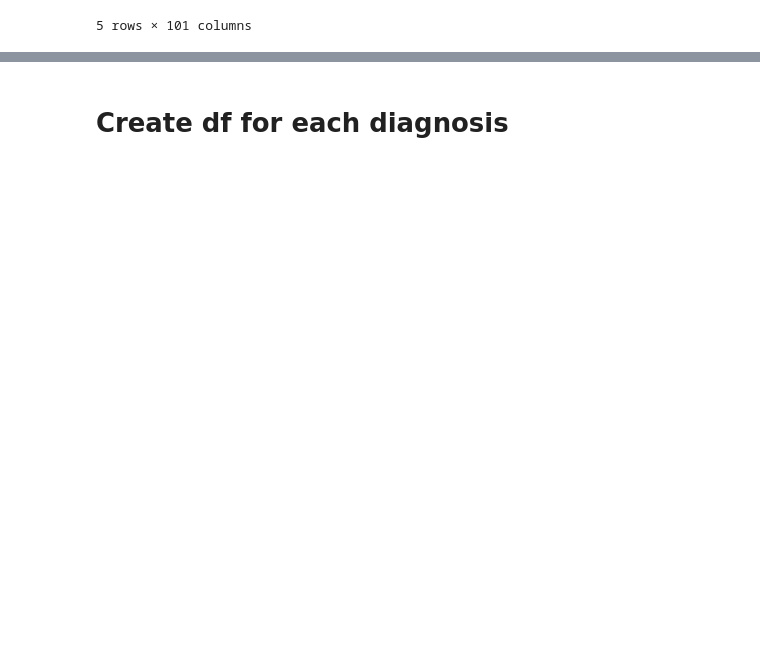
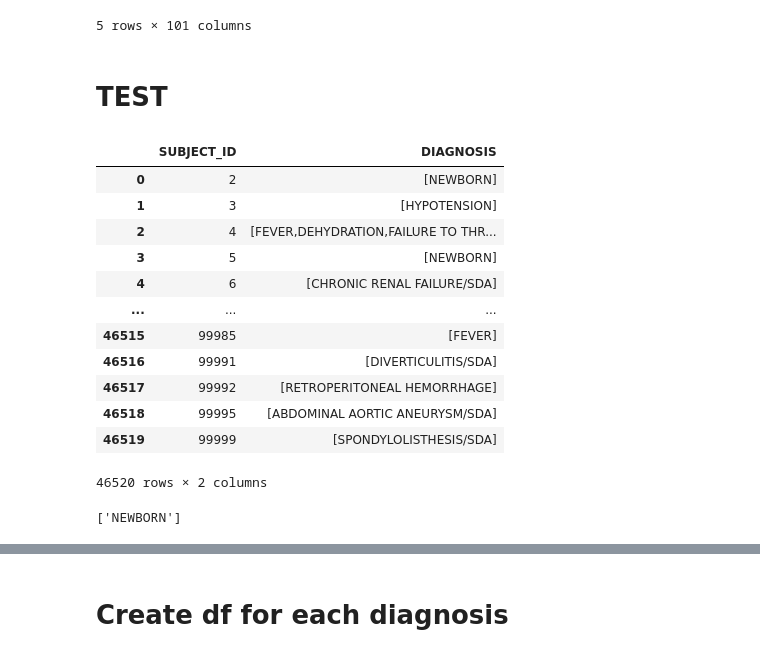
Before and after one commit to dsw2xxx/mimic-III-social-injustice, a Jupyter notebook: Medication_Race_2_0_Draft.ipynb, the cells around one changed output, grey strips where cells are left out. Saved outputs shown, nothing was run; the diff lists cells and outputs as text; code cells hidden in the pictures; blank space fills up the shorter version.

```diff
--- a/Medication_Race_2_0_Draft.ipynb
+++ b/Medication_Race_2_0_Draft.ipynb
@@ -714,3 +714,26 @@ ls_prescription.head()
 | 3 | 100007 | 0 | 0 | 0 | 0 | 4 | ... |
 | 4 | 100009 | 2 | 0 | 0 | 6 | 4 | ... |
 5 rows × 101 columns
+# %% [markdown]
+# TEST
+# %%
+tmp = df_admission.groupby('SUBJECT_ID')['DIAGNOSIS'].apply(list).reset_index()
+tmp
+# %% [output]
+|  | SUBJECT_ID | DIAGNOSIS |
+| 0 | 2 | [NEWBORN] |
+| 1 | 3 | [HYPOTENSION] |
+| 2 | 4 | [FEVER,DEHYDRATION,FAILURE TO THR... |
+| 3 | 5 | [NEWBORN] |
+| 4 | 6 | [CHRONIC RENAL FAILURE/SDA] |
+| ... | ... | ... |
+| 46515 | 99985 | [FEVER] |
+| 46516 | 99991 | [DIVERTICULITIS/SDA] |
+| 46517 | 99992 | [RETROPERITONEAL HEMORRHAGE] |
+| 46518 | 99995 | [ABDOMINAL AORTIC ANEURYSM/SDA] |
+| 46519 | 99999 | [SPONDYLOLISTHESIS/SDA] |
+46520 rows × 2 columns
+# %%
+tmp['DIAGNOSIS'][0]
+# %% [output]
+['NEWBORN']
```
Also changed, not shown: parts of 26 cells of this notebook.
